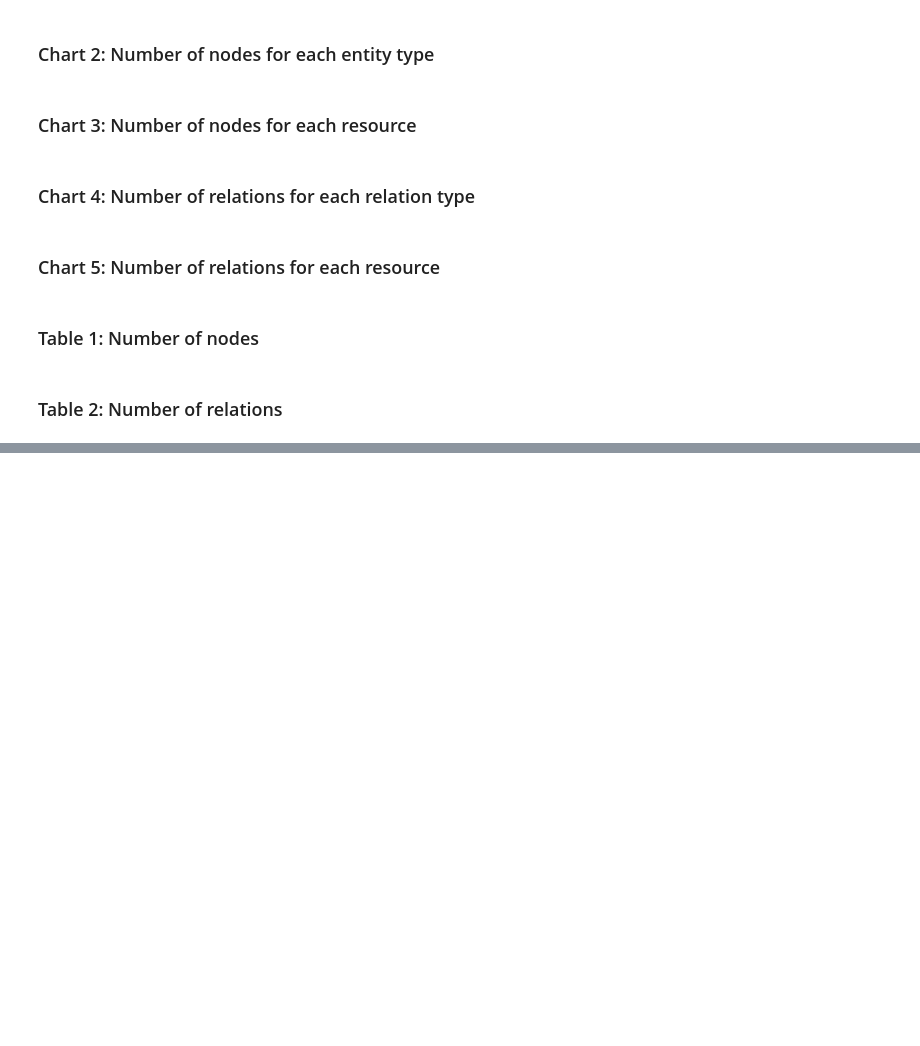
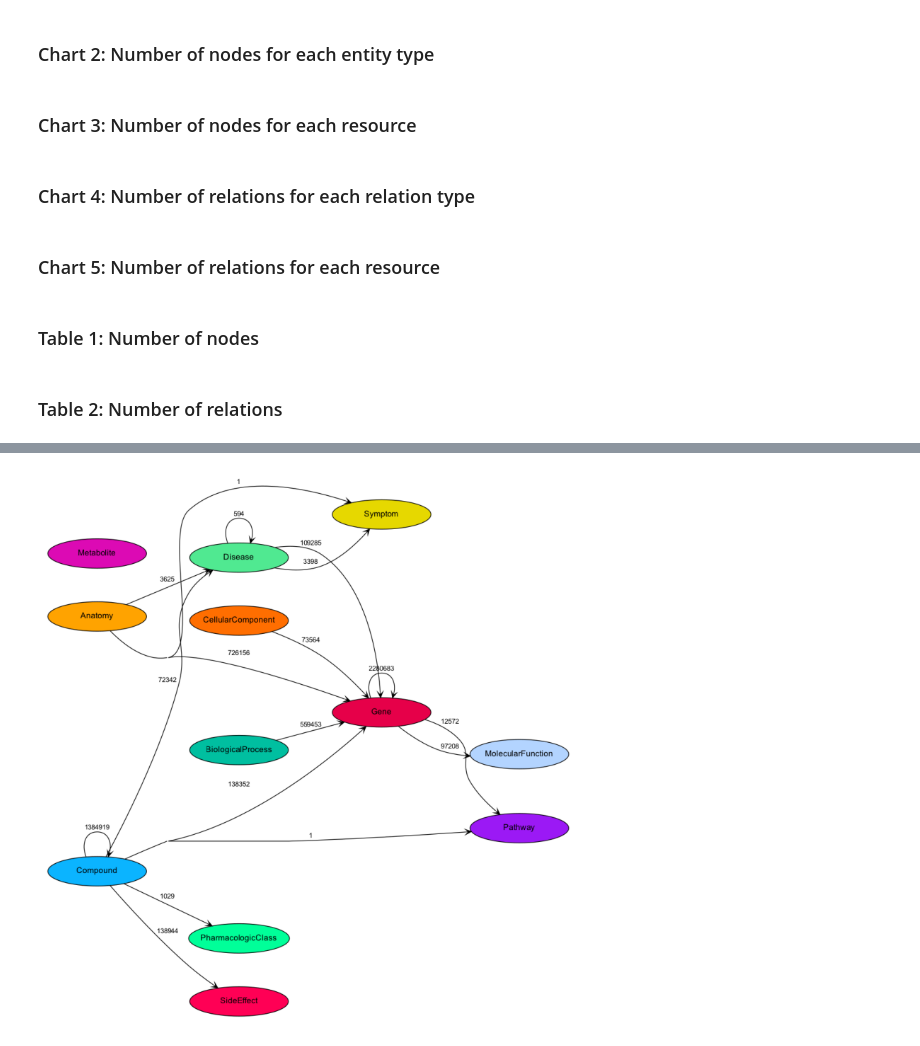
Before and after one commit to open-prophetdb/biomedgps-data, a Jupyter notebook: graph_analysis/visualize.ipynb, the cells around one changed output, grey strips where cells are left out. Cells and saved outputs as stored; diff of their text form; code cells hidden in the pictures; blank space fills up the shorter version.

```diff
--- a/graph_analysis/visualize.ipynb
+++ b/graph_analysis/visualize.ipynb
@@ -7,7 +7,7 @@ We assume that the relation file is named as `knowledge_graph.tsv`, the entity f
 # %%
 import os
 
-datadir = os.path.join(os.path.dirname(os.getcwd()), "datasets", "biomedgps-v20240127")
+datadir = os.path.join(os.path.dirname(os.getcwd()), "datasets", "biomedgps-v2-20231223")
 
 entity_file = os.path.join(datadir, "annotated_entities.tsv")
 relation_file = os.path.join(datadir, "knowledge_graph.tsv")
@@ -36,7 +41,7 @@ import pandas as pd
 
 entities = pd.read_csv(entity_file, sep="\t")
 relations = pd.read_csv(relation_file, sep="\t")
-node_stat, edge_stat = biomedgps2stat(entities, relations)
+node_stat, edge_stat, real_node_stat = biomedgps2stat(entities, relations, enable_stat_real_entities=True)
 
 # Merge two columns: start_entity_type and end_entity_type, the string format is "start_entity_type:end_entity_type"
 edge_stat["simple_relation_type"] = (
@@ -47,3 +52,7 @@ edge_stat["simple_relation_type"] = (
 edge_stat["simple_relation_type"] = edge_stat["simple_relation_type"].apply(
     lambda x: ":".join(sorted(x.split(":")))
 )
+
+edge_stat.to_csv(os.path.join(datadir, "edge_stat.tsv"), sep="\t", index=False)
+node_stat.to_csv(os.path.join(datadir, "node_stat.tsv"), sep="\t", index=False)
+real_node_stat.to_csv(os.path.join(datadir, "real_node_stat.tsv"), sep="\t", index=False)
@@ -218,0 +411,82 @@ table2.show()
+# %%
+# Using regex to filter out the rows with the relation type not matching the pattern "\w+::\w+::\w+:\w+"
+filtered_edge_stat = edge_stat[edge_stat["relation_type"].str.contains(r".*::.*::.*:.*")]
+
+# Group by simple_relation_type and sum the relation_count
+merged_edge_stat = (
+    filtered_edge_stat.groupby(["simple_relation_type"])["relation_count"]
+    .sum()
+    .reset_index()
+)
+merged_edge_stat["start_entity_type"] = merged_edge_stat["simple_relation_type"].apply(lambda x: x.split(":")[0])
+merged_edge_stat["end_entity_type"] = merged_edge_stat["simple_relation_type"].apply(lambda x: x.split(":")[1])
+
+import pygraphviz as pgv
+import matplotlib.pyplot as plt
+import PIL.Image as Image
+
+# 创建有向图
+G = pgv.AGraph(strict=False, directed=True)
+
+# 添加节点，定义颜色
+for entity_type in node_stat["entity_type"].unique():
+    G.add_node(
+        entity_type,
+        style="filled",
+        fillcolor=get_color(entity_type),
+        fontsize=12,
+        fontname="Arial",
+        shape="ellipse",
+        width=2.0,
+        height=0.6,
+    )
+
+# 添加边并定义关系标签和数量
+for _, edge in merged_edge_stat.iterrows():
+    G.add_edge(
+        edge["start_entity_type"],
+        edge["end_entity_type"],
+        label=edge["relation_count"],
+        fontsize=10,
+        fontname="Arial",
+        dir="forward",
+        arrowsize=0.8,
+        penwidth=1.0,
+        len=0.5,  # 减小边的长度
+        labeldistance=1.1,
+        labelangle=-25,
+        arrowhead="vee",
+    )
+
+# 设置图的整体属性
+G.graph_attr.update(
+    {
+        "rankdir": "LR",
+        "splines": "spline",
+        "overlap": "false",
+        "sep": "+3,3",  # 减小间隔
+        "nodesep": 0.5,  # 减小同层节点间距
+        "ranksep": 0.4,  # 减小层间距
+        "ratio": "1",  # 调整比例使图形更扁
+        "size": "14,3.5",  # 略微减小高度
+        "concentrate": "true",
+        "ordering": "out",  # 优化边的排序
+    }
+)
+
+# 设置默认的节点和边属性
+# G.node_attr.update({"margin": "0.12"})
+# G.edge_attr.update({"weight": "1.0"})
+
+# 设置图的布局为dot模式，并导出为高分辨率图片
+G.layout(prog="dot")
+G.draw("/tmp/network_graph_high_res.png", prog="dot", args="-Gdpi=300")
+
+# 显示图片
+img = Image.open("/tmp/network_graph_high_res.png")
+plt.figure(figsize=(10, 10))  # 调整显示比例
+plt.imshow(img)
+plt.axis("off")
+plt.show()
+# %% [output]
+[figure, added]
```
Also changed, not shown: parts of 14 cells of this notebook, 5 other files.
